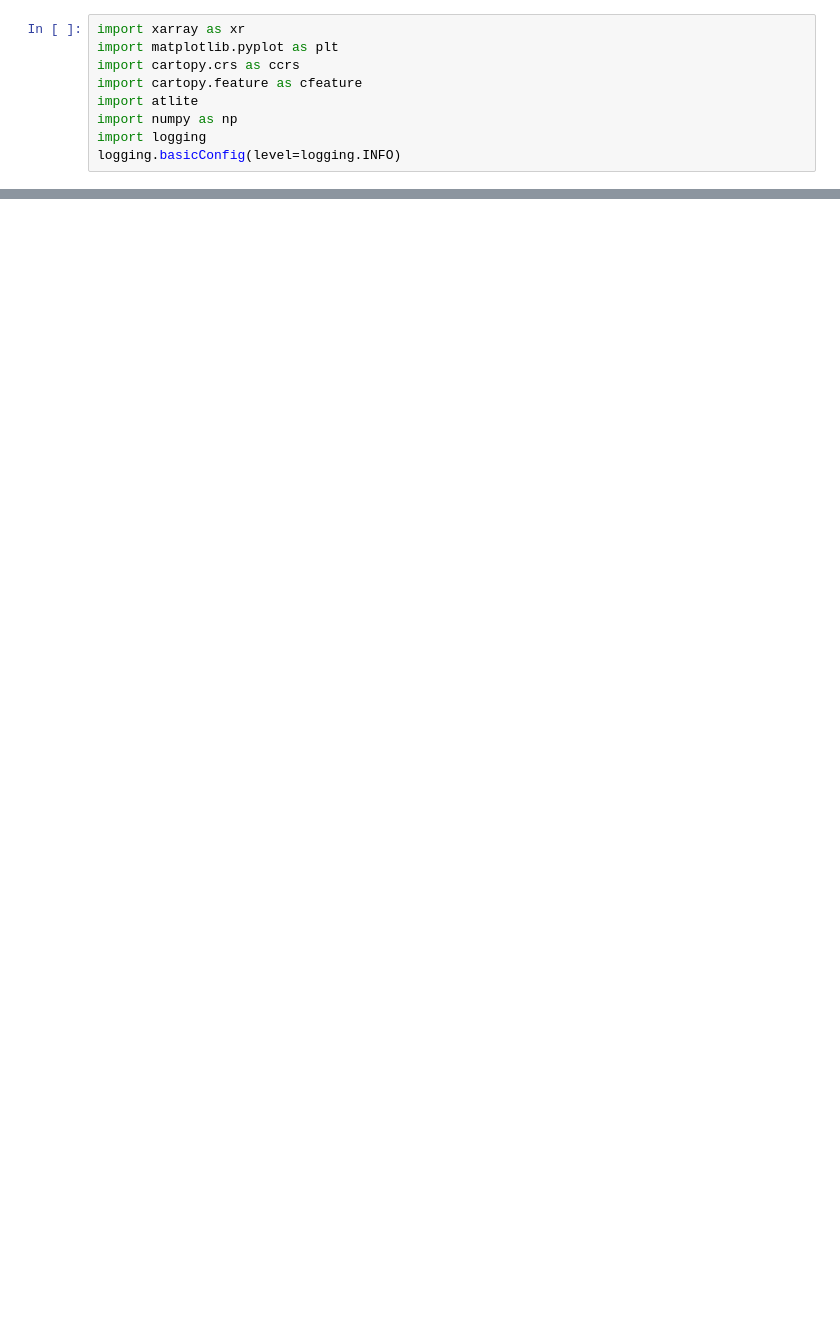
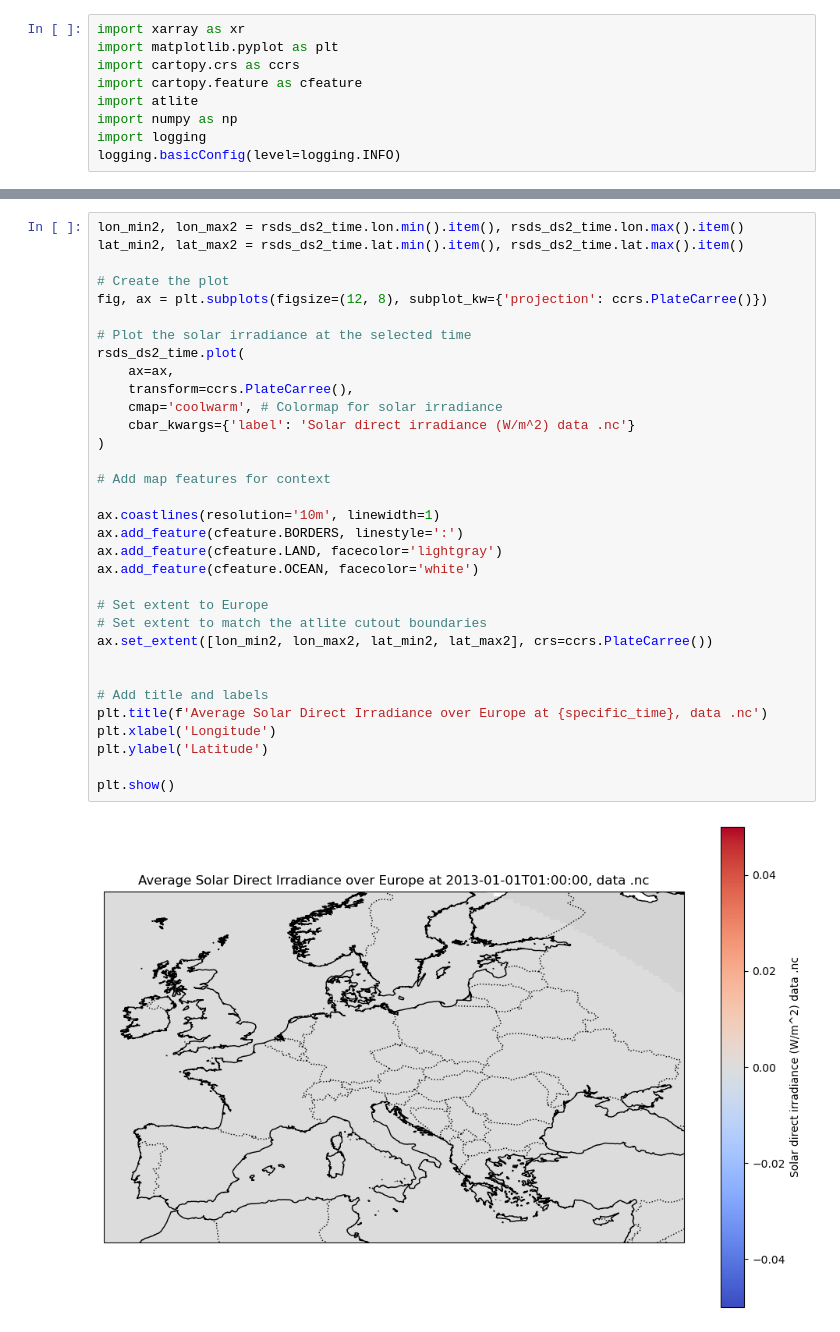
Before and after one commit to martabresco/Climate-Change-Impacted-Solar-Energy-Generation, a Jupyter notebook: example_working.ipynb, the cells around one changed output, grey strips where cells are left out. Drawn from its saved outputs; the diff is of its cells as text; blank space fills up the shorter version.

```diff
--- a/example_working.ipynb
+++ b/example_working.ipynb
@@ -103,0 +202,35 @@ PermissionError: [WinError 32] El proceso no tiene acceso al archivo porque est
+# %%
+lon_min2, lon_max2 = rsds_ds2_time.lon.min().item(), rsds_ds2_time.lon.max().item()
+lat_min2, lat_max2 = rsds_ds2_time.lat.min().item(), rsds_ds2_time.lat.max().item()
+
+# Create the plot
+fig, ax = plt.subplots(figsize=(12, 8), subplot_kw={'projection': ccrs.PlateCarree()})
+
+# Plot the solar irradiance at the selected time
+rsds_ds2_time.plot(
+    ax=ax,
+    transform=ccrs.PlateCarree(),
+    cmap='coolwarm', # Colormap for solar irradiance
+    cbar_kwargs={'label': 'Solar direct irradiance (W/m^2) data .nc'}
+)
+
+# Add map features for context
+
+ax.coastlines(resolution='10m', linewidth=1)
+ax.add_feature(cfeature.BORDERS, linestyle=':')
+ax.add_feature(cfeature.LAND, facecolor='lightgray')
+ax.add_feature(cfeature.OCEAN, facecolor='white')
+
+# Set extent to Europe
+# Set extent to match the atlite cutout boundaries
+ax.set_extent([lon_min2, lon_max2, lat_min2, lat_max2], crs=ccrs.PlateCarree())
+
+
+# Add title and labels
+plt.title(f'Average Solar Direct Irradiance over Europe at {specific_time}, data .nc')
+plt.xlabel('Longitude')
+plt.ylabel('Latitude')
+
+plt.show()
+# %% [output]
+[figure, added]
```
Also changed, not shown: parts of 12 cells of this notebook, 3 other files.
